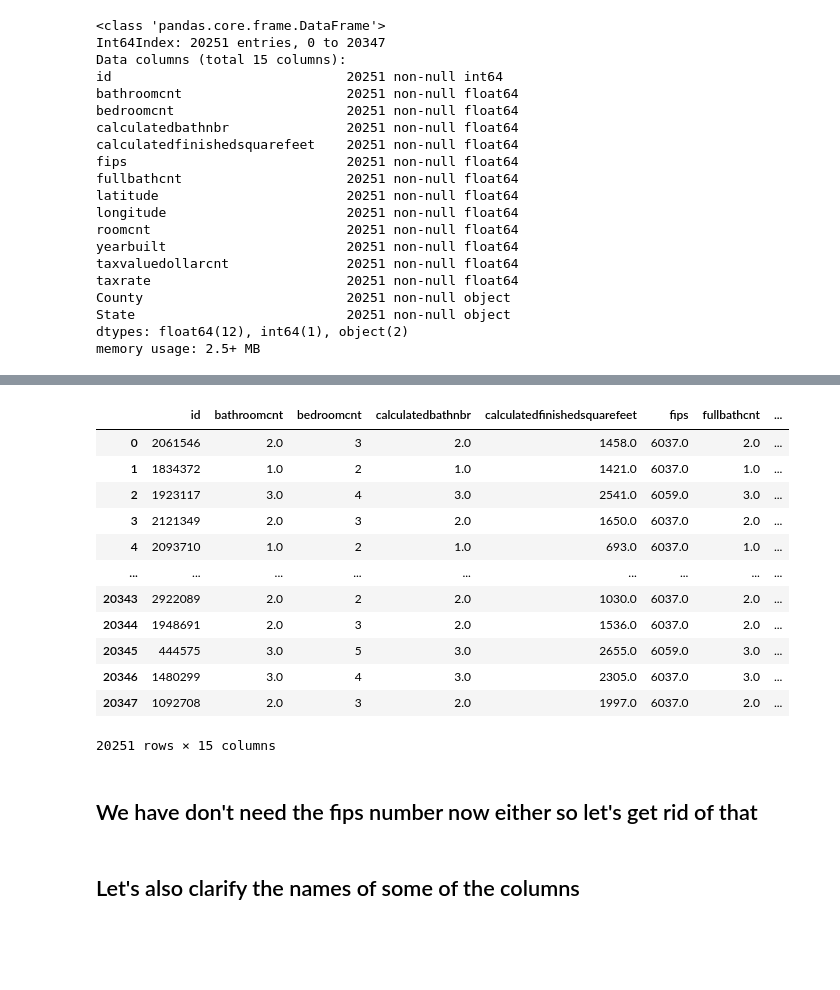
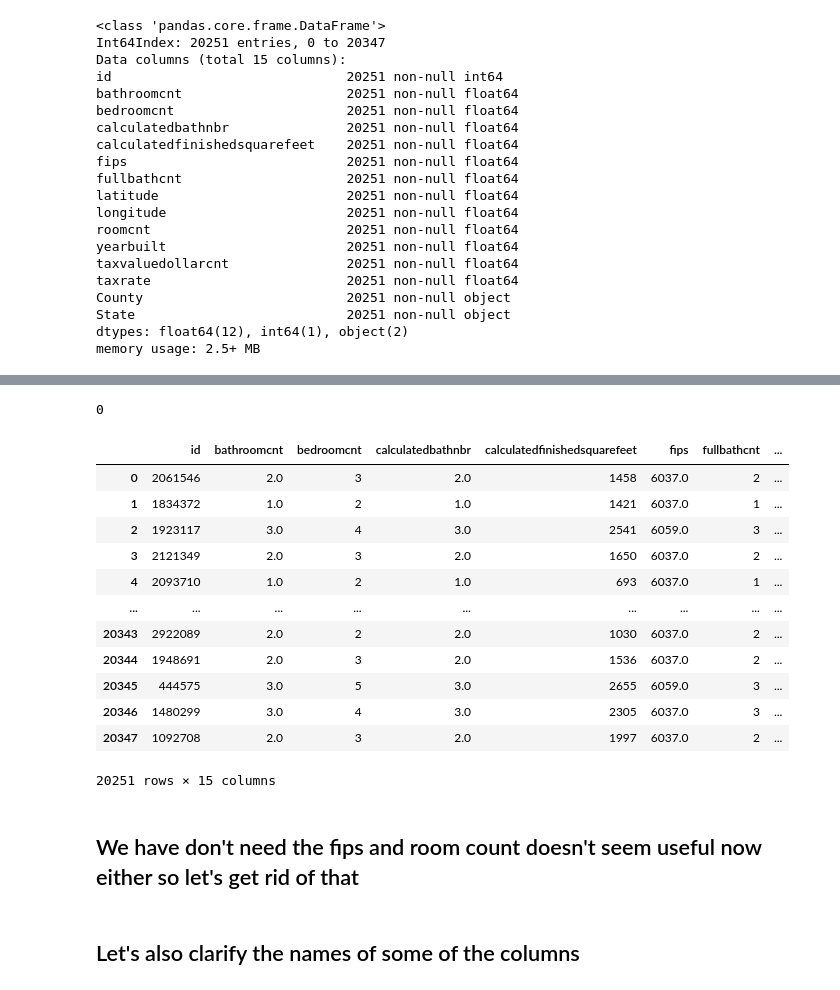
Before and after one commit to RyanMcCall/zillow_ds, a Jupyter notebook: acquire_prep_walkthrough.ipynb, the cells around one changed output, grey strips where cells are left out. Saved outputs shown, nothing was run; the diff lists cells and outputs as text; code cells hidden in the pictures; blank space fills up the shorter version.

```diff
--- a/acquire_prep_walkthrough.ipynb
+++ b/acquire_prep_walkthrough.ipynb
@@ -264,20 +247,28 @@ Name: bedroomcnt, dtype: int64
-# %%
-zillow.bedroomcnt = zillow.bedroomcnt.astype('int')
-zillow
-# %% [output]
-|  | id | bathroomcnt | bedroomcnt | calculatedbathnbr | calculatedfinishedsquarefeet | fips | fullbathcnt | ... |
-| 0 | 2061546 | 2.0 | 3 | 2.0 | 1458.0 | 6037.0 | 2.0 | ... |
-| 1 | 1834372 | 1.0 | 2 | 1.0 | 1421.0 | 6037.0 | 1.0 | ... |
-| 2 | 1923117 | 3.0 | 4 | 3.0 | 2541.0 | 6059.0 | 3.0 | ... |
-| 3 | 2121349 | 2.0 | 3 | 2.0 | 1650.0 | 6037.0 | 2.0 | ... |
-| 4 | 2093710 | 1.0 | 2 | 1.0 | 693.0 | 6037.0 | 1.0 | ... |
-| ... | ... | ... | ... | ... | ... | ... | ... | ... |
-| 20343 | 2922089 | 2.0 | 2 | 2.0 | 1030.0 | 6037.0 | 2.0 | ... |
-| 20344 | 1948691 | 2.0 | 3 | 2.0 | 1536.0 | 6037.0 | 2.0 | ... |
-| 20345 | 444575 | 3.0 | 5 | 3.0 | 2655.0 | 6059.0 | 3.0 | ... |
-| 20346 | 1480299 | 3.0 | 4 | 3.0 | 2305.0 | 6037.0 | 3.0 | ... |
-| 20347 | 1092708 | 2.0 | 3 | 2.0 | 1997.0 | 6037.0 | 2.0 | ... |
-20251 rows × 15 columns
+# %%
+(zillow.taxvaluedollarcnt % 1 != 0).sum()
+# %% [output]
+0
+# %%
+zillow.bedroomcnt = zillow.bedroomcnt.astype('int')
+zillow.calculatedfinishedsquarefeet = zillow.calculatedfinishedsquarefeet.astype('int')
+zillow.fullbathcnt = zillow.fullbathcnt.astype('int')
+zillow.yearbuilt = zillow.yearbuilt.astype('int')
+zillow.taxvaluedollarcnt = zillow.taxvaluedollarcnt.astype('int')
+zillow
+# %% [output]
+|  | id | bathroomcnt | bedroomcnt | calculatedbathnbr | calculatedfinishedsquarefeet | fips | fullbathcnt | ... |
+| 0 | 2061546 | 2.0 | 3 | 2.0 | 1458 | 6037.0 | 2 | ... |
+| 1 | 1834372 | 1.0 | 2 | 1.0 | 1421 | 6037.0 | 1 | ... |
+| 2 | 1923117 | 3.0 | 4 | 3.0 | 2541 | 6059.0 | 3 | ... |
+| 3 | 2121349 | 2.0 | 3 | 2.0 | 1650 | 6037.0 | 2 | ... |
+| 4 | 2093710 | 1.0 | 2 | 1.0 | 693 | 6037.0 | 1 | ... |
+| ... | ... | ... | ... | ... | ... | ... | ... | ... |
+| 20343 | 2922089 | 2.0 | 2 | 2.0 | 1030 | 6037.0 | 2 | ... |
+| 20344 | 1948691 | 2.0 | 3 | 2.0 | 1536 | 6037.0 | 2 | ... |
+| 20345 | 444575 | 3.0 | 5 | 3.0 | 2655 | 6059.0 | 3 | ... |
+| 20346 | 1480299 | 3.0 | 4 | 3.0 | 2305 | 6037.0 | 3 | ... |
+| 20347 | 1092708 | 2.0 | 3 | 2.0 | 1997 | 6037.0 | 2 | ... |
+20251 rows × 15 columns
 # %% [markdown]
-## We have don't need the fips number now either so let's get rid of that
+## We have don't need the fips and room count doesn't seem useful now either so let's get rid of that
 # %%
```
Also changed, not shown: parts of 11 cells of this notebook.
